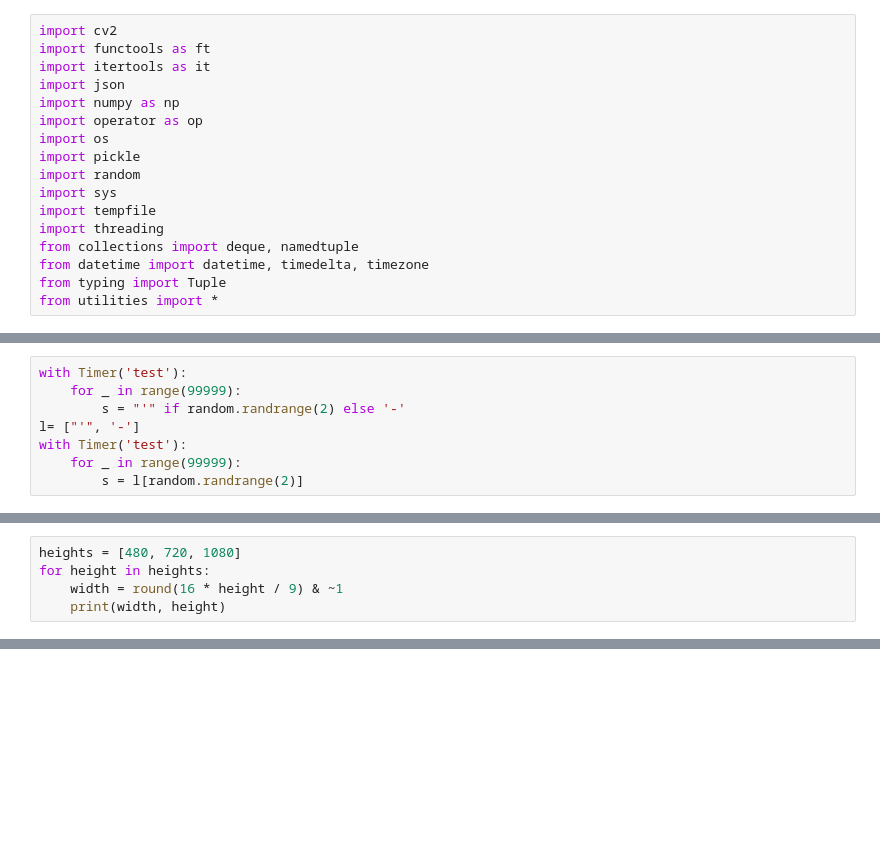
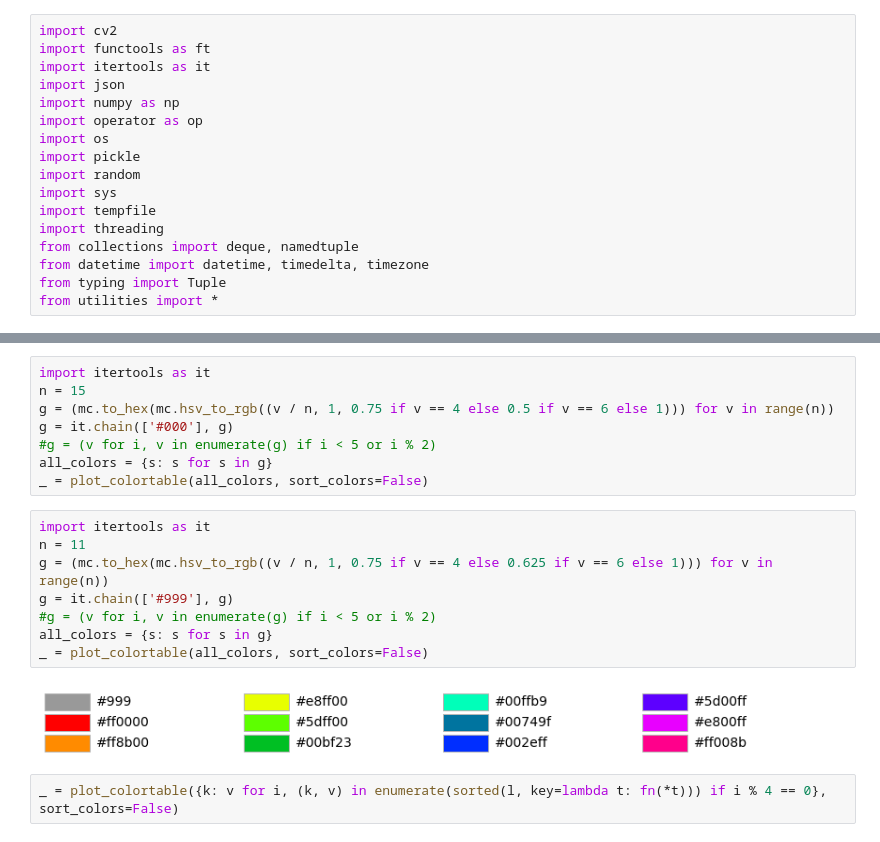
Before and after one commit to Tenchumaru/notebooks, a Jupyter notebook: Untitled.ipynb, the cells around one changed output, grey strips where cells are left out. Cells and saved outputs as stored; diff of their text form; blank space fills up the shorter version.

```diff
--- a/Untitled.ipynb
+++ b/Untitled.ipynb
@@ -52,8 +17,0 @@ cv2.destroyAllWindows()
-# %%
-with Timer('test'):
-    for _ in range(99999):
-        s = "'" if random.randrange(2) else '-'
-l= ["'", '-']
-with Timer('test'):
-    for _ in range(99999):
-        s = l[random.randrange(2)]
@@ -96,5 +17,0 @@ print(textSize, baseline, thickness)
-# %%
-heights = [480, 720, 1080]
-for height in heights:
-    width = round(16 * height / 9) & ~1
-    print(width, height)
@@ -147,0 +215,20 @@ background_image.shape
+# %%
+import itertools as it
+n = 15
+g = (mc.to_hex(mc.hsv_to_rgb((v / n, 1, 0.75 if v == 4 else 0.5 if v == 6 else 1))) for v in range(n))
+g = it.chain(['#000'], g)
+#g = (v for i, v in enumerate(g) if i < 5 or i % 2)
+all_colors = {s: s for s in g}
+_ = plot_colortable(all_colors, sort_colors=False)
+# %%
+import itertools as it
+n = 11
+g = (mc.to_hex(mc.hsv_to_rgb((v / n, 1, 0.75 if v == 4 else 0.625 if v == 6 else 1))) for v in range(n))
+g = it.chain(['#999'], g)
+#g = (v for i, v in enumerate(g) if i < 5 or i % 2)
+all_colors = {s: s for s in g}
+_ = plot_colortable(all_colors, sort_colors=False)
+# %% [output]
+[figure, added]
+# %%
+_ = plot_colortable({k: v for i, (k, v) in enumerate(sorted(l, key=lambda t: fn(*t))) if i % 4 == 0}, sort_colors=False)
```
Also changed, not shown: parts of 47 cells of this notebook.
